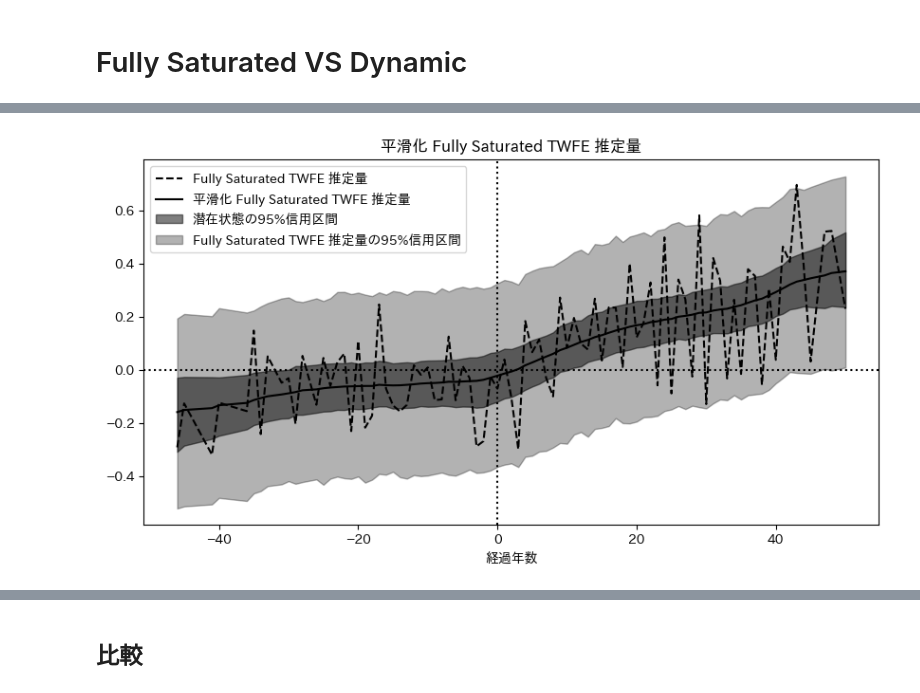
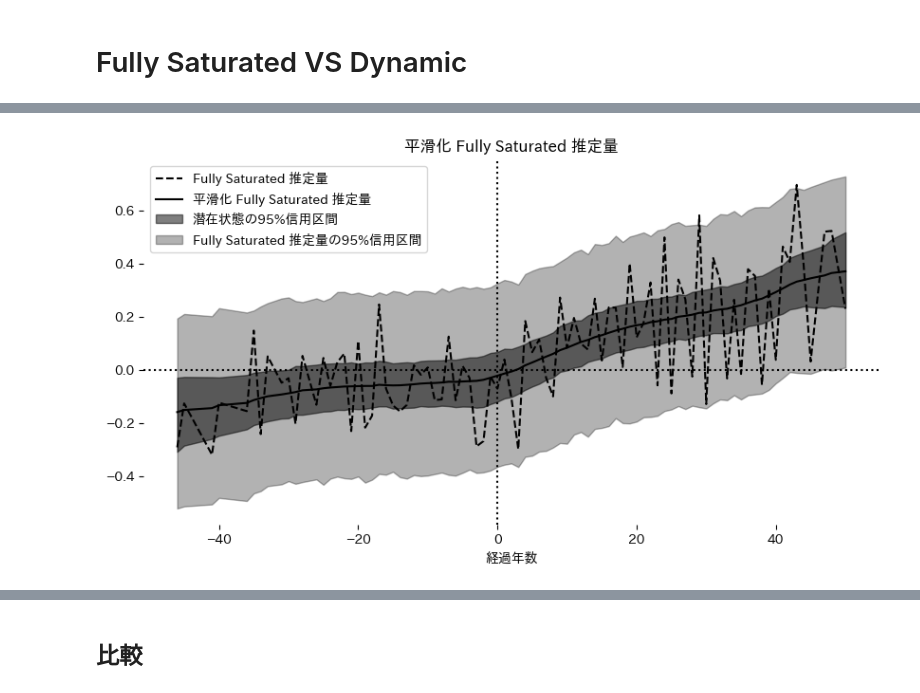
Before and after one commit to Keisei-Akiya/bridge-straw-effects, a Jupyter notebook: src/analysis/fully_vs_dynamic.ipynb, the cells around one changed output, grey strips where cells are left out. Saved outputs shown, nothing was run; the diff lists cells and outputs as text; code cells hidden in the pictures.

```diff
--- a/src/analysis/fully_vs_dynamic.ipynb
+++ b/src/analysis/fully_vs_dynamic.ipynb
@@ -16,6 +17,28 @@ class Plotter:
         self.coef_data = coef_data
 
     def plot(self, title=None, path=None):
+        fig, ax = plt.subplots(figsize=(10, 5))
+        sns.lineplot(x='time_since_treatment', y='mean', data=self.coef_data, ax=ax, color='black', label=f'{title} 推定量')
+        ax.fill_between(
+            self.coef_data['time_since_treatment'],
+            y1=self.coef_data['hdi_lwr'],
+            y2=self.coef_data['hdi_upr'],
+            alpha=0.3, label='95%信用区間', color='k'
+        )
+        ax.axvline(x=0, color='k', linestyle=':')
+        ax.axhline(y=0, color='k', linestyle=':')
+        ax.set_title(f'{title} 推定量')
+        ax.set_xlabel('経過年数')
+        ax.set_ylabel('')
+        ax.legend()
+        ax.spines['top'].set_visible(False)
+        ax.spines['right'].set_visible(False)
+        ax.spines['left'].set_visible(False)
+        ax.spines['bottom'].set_visible(False)
+        if path:
+            plt.savefig(path, bbox_inches='tight')
+
+    def smoothed_plot(self, title=None, path=None):
         fig, ax = plt.subplots(figsize=(10, 5))
         sns.lineplot(x='time_since_treatment', y='mean', data=self.coef_data, ax=ax, color='black', label=f'{title} 推定量', ls='--')
         ax.plot(
@@ -42,6 +65,11 @@ class Plotter:
         ax.set_xlabel('経過年数')
         ax.set_ylabel('')
         ax.legend()
-        plt.savefig(path)
+        ax.spines['top'].set_visible(False)
+        ax.spines['right'].set_visible(False)
+        ax.spines['left'].set_visible(False)
+        ax.spines['bottom'].set_visible(False)
+        if path:
+            plt.savefig(path, bbox_inches='tight')
 # %%
 dynamic_plotter = Plotter(beta_df)
@@ -51,5 +83,5 @@ dynamic_plotter.plot(title='Dynamic TWFE', path='../../docs/figures/dynamic_twfe
 # %%
 fully_saturated_plotter = Plotter(weighted_beta_df)
-fully_saturated_plotter.plot(title='Fully Saturated TWFE', path='../../docs/figures/fully_saturated_twfe/smoothed_ATT.png')
+fully_saturated_plotter.smoothed_plot(title='Fully Saturated', path='../../docs/figures/fully_saturated_twfe/smoothed_ATT.png')
 # %% [output]
-[figure, old version]
+[figure, new version]
```
Also changed, not shown: parts of 4 cells of this notebook, 12 other files.
